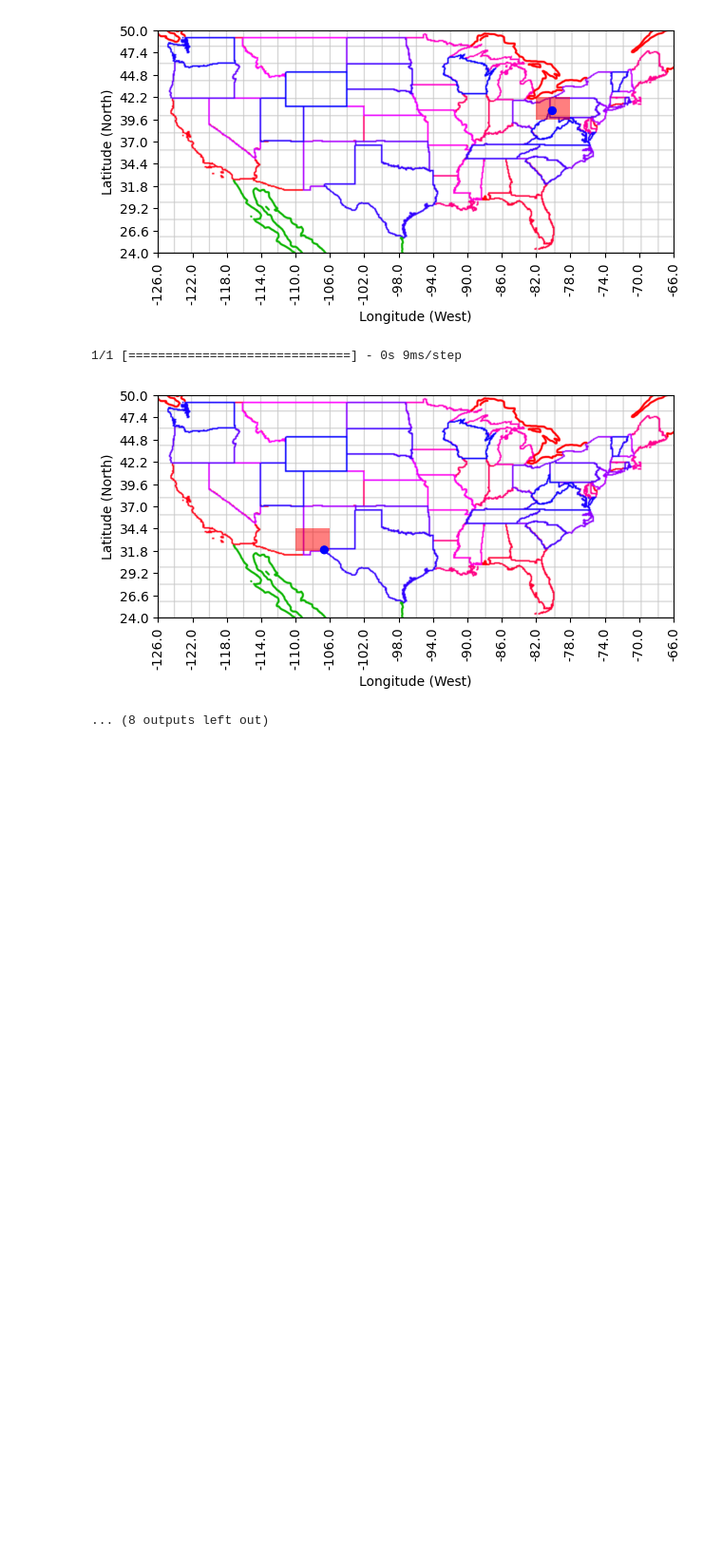
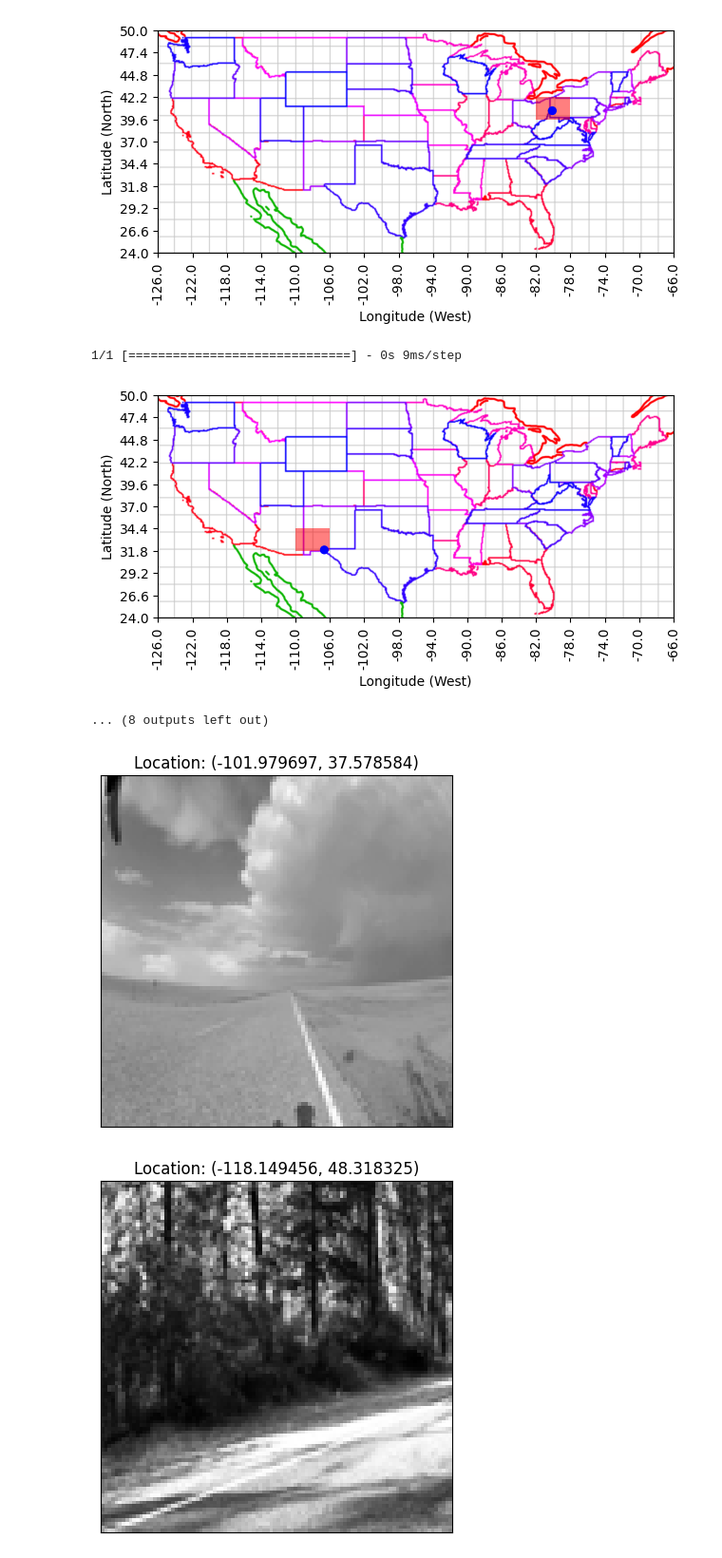
Before and after one commit to aethom00/Geoguessr442, a Jupyter notebook: display.ipynb, the cells around one changed output. Shown at 95% size. Saved outputs shown, nothing was run; the diff lists cells and outputs as text; code cells hidden in the pictures; blank space fills up the shorter version.

Commit message:
viewing the input

```diff
--- a/display.ipynb
+++ b/display.ipynb
@@ -35,3 +35,13 @@ Loss: 0.1588117480278015, Accuracy: 0.8999999761581421
 1/1 [==============================] - 0s 9ms/step
 [figure]
 ... (8 outputs left out)
+# %%
+agent.refresh(amount=5)
+for ci in agent.city_images:
+    ci.show()
+
+# The agent sees these individual images as the input
+# The output is the index of each of the squares
+# %% [output]
+[figure, added]
+[figure, added]
```
Also changed, not shown: parts of 1 cell of this notebook.
